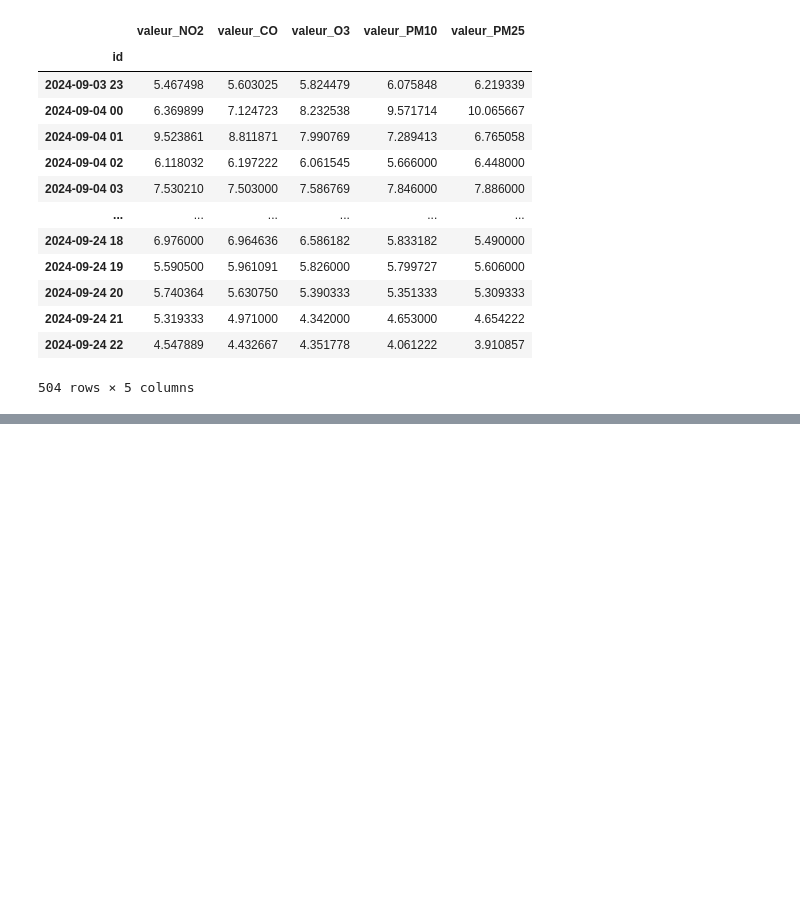
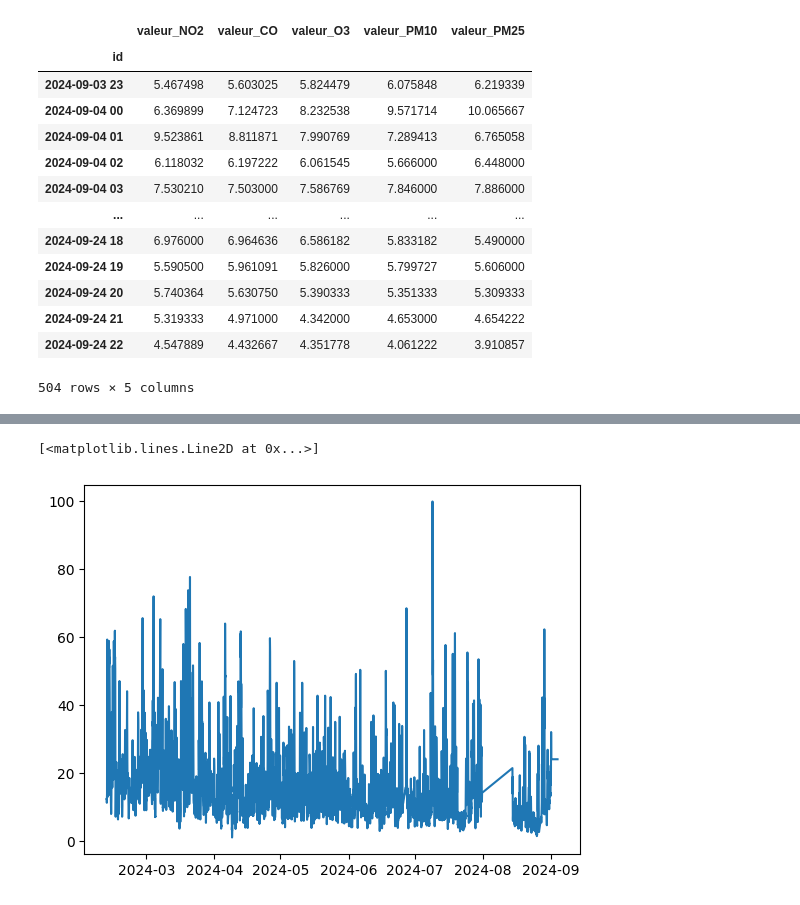
Before and after one commit to julescrevola/air_quality, a Jupyter notebook: notebooks/modelling.ipynb, the cells around one changed output, grey strips where cells are left out. Cells and saved outputs as stored; diff of their text form; code cells hidden in the pictures; blank space fills up the shorter version.

```diff
--- a/notebooks/modelling.ipynb
+++ b/notebooks/modelling.ipynb
@@ -404,0 +723,5 @@ final_pred_cat.to_csv("../output/submission.csv")
+# %%
+plt.plot(y_test["valeur_NO2"])
+# %% [output]
+[<matplotlib.lines.Line2D at 0x...>]
+[figure, added]
```
Also changed, not shown: parts of 34 cells of this notebook, 6 other files.
